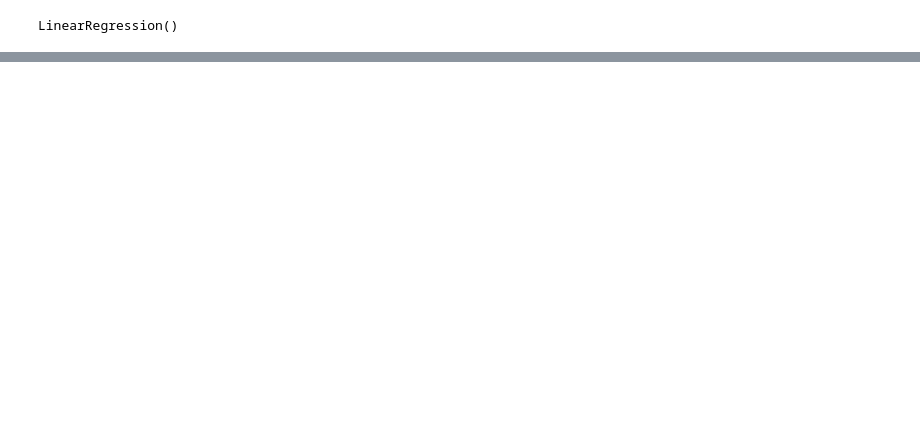
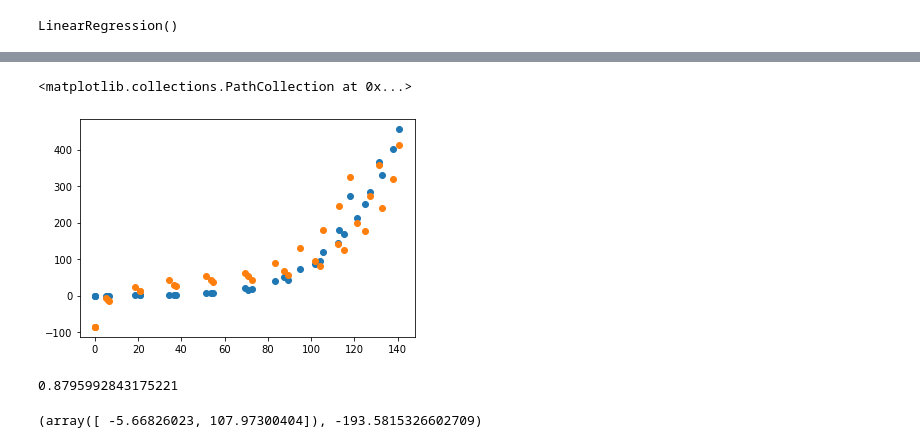
Before and after one commit to MiguelPerilla2233/Problema1, a Jupyter notebook: Taller1.ipynb, the cells around one changed output, grey strips where cells are left out. Saved outputs shown, nothing was run; the diff lists cells and outputs as text; code cells hidden in the pictures; blank space fills up the shorter version.

```diff
--- a/Taller1.ipynb
+++ b/Taller1.ipynb
@@ -60,0 +97,3 @@ y = -2.1379825189715556 *X + 64.94418761845154 con R^2 de 0.7853565990696764
+# %%
+y_n1 = reg.predict(Z)
+y_n1
@@ -60,0 +110,15 @@ y = -2.1379825189715556 *X + 64.94418761845154 con R^2 de 0.7853565990696764
+# %%
+plt.scatter(x1, y1)
+plt.scatter(x1, y_n1)
+# %% [output]
+<matplotlib.collections.PathCollection at 0x...>
+[figure, added]
+# %%
+score = reg.score(Z, y1)
+score
+# %% [output]
+0.8795992843175221
+# %%
+reg.coef_, reg.intercept_
+# %% [output]
+(array([ -5.66826023, 107.97300404]), -193.5815326602709)
```
Also changed, not shown: parts of 18 cells of this notebook, 1 other file.
